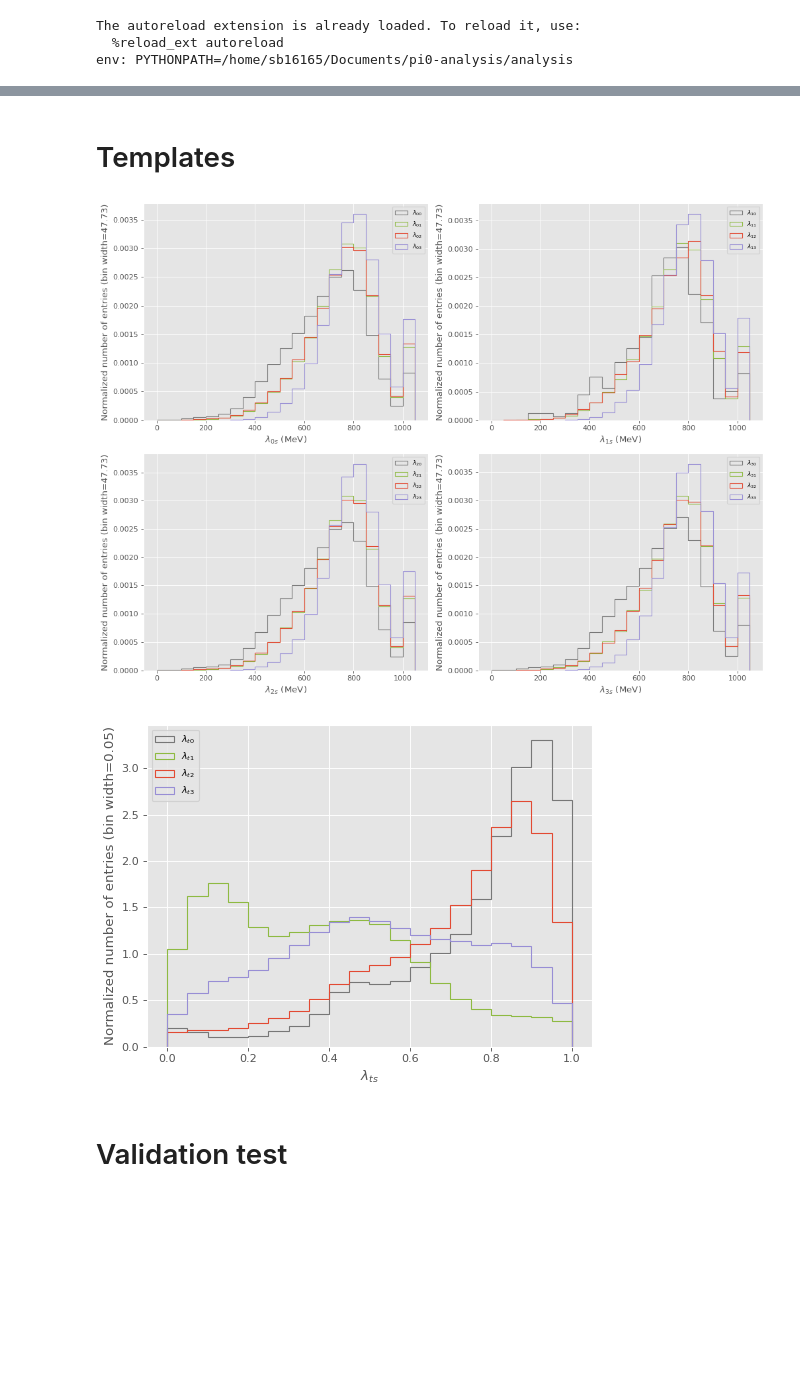
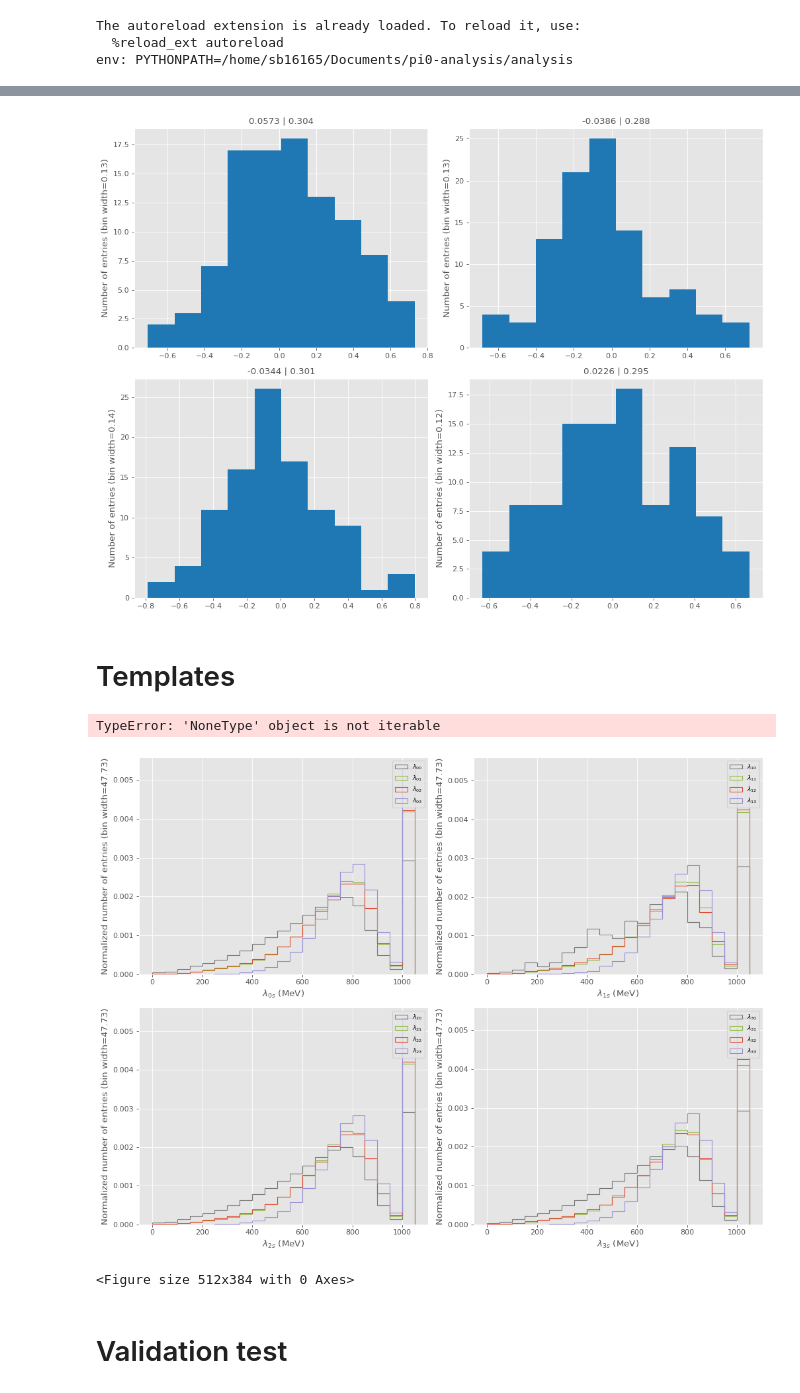
Before and after one commit to dlindebaum/pion-argon-xs-analysis, a Jupyter notebook: analysis/notebooks/cex_region_fit.ipynb, the cells around one changed output, grey strips where cells are left out. Drawn from its saved outputs; the diff is of its cells as text; code cells hidden in the pictures; blank space fills up the shorter version.

```diff
--- a/analysis/notebooks/cex_region_fit.ipynb
+++ b/analysis/notebooks/cex_region_fit.ipynb
@@ -214,16 +227,16 @@ def bin_centers(bins : np.array) -> np.array:
 The autoreload extension is already loaded. To reload it, use:
   %reload_ext autoreload
 env: PYTHONPATH=/home/sb16165/Documents/pi0-analysis/analysis
+# %%
+toy_template = cross_section.Toy(file = "work/2023/toys/xs_toy_cb_template.hdf5")
 # %%
-toy_input = cross_section.Toy(file = "work/2023/toys/xs_toy_1GeV_gaussian_60MeV_fit_input.hdf5", smearing = True)
 energy_range = [0, 1000]
 energy_slice = cross_section.Slices(50, min(energy_range), max(energy_range), True)
 
 energy_overflow =  np.insert(energy_slice.pos, 0, energy_slice.max_pos + energy_slice.width) # xlabels for KE, which has an overflow bin (max energy + energy bin width)
 energy_bins = np.sort(energy_overflow)
 
-
 mean_track_score_bins = np.linspace(0, 1, 21, True)
 
-model, templates_energy, tempalates_mean_track_score = cross_section.RegionFit.CreateModel(toy_input, energy_slice, mean_track_score_bins, True)
+model, templates_energy, tempalates_mean_track_score = cross_section.RegionFit.CreateModel(cross_section.AnalysisInput.CreateAnalysisInputToy(toy_template), energy_slice, None, True, None, False)
 # %% [output]
@@ -241,23 +250,38 @@ parameters: ['channel_0_sample_0_pois_err', 'channel_0_sample_1_pois_err', 'chan
+# %%
+pseudo_experiment = model.make_pdf(cross_section.pyhf.tensorlib.astensor(model.config.suggested_init())).sample((100, ))
+
+pulls = []
+for e in pseudo_experiment:
+    result = cross_section.RegionFit.Fit(e / 10, model, None, [(0, np.inf)]*4, False)
+    pull = ((10 * result.bestfit) - model.config.suggested_init()) / (10 * result.uncertainty)
+    pulls.append(pull)
+pulls = np.array(pulls)
+# %%
+for i in Plots.MultiPlot(4):
+    Plots.PlotHist(pulls[:, i], bins = 10, title = f"{np.mean(pulls[:, i]):.3g} | {np.std(pulls[:, i]):.3g}", newFigure = False)
+# %% [output]
+[figure, added]
 # %% [markdown]
 # Templates
 # %%
 pdf = Plots.PlotBook("fit_templates.pdf", False)
 
-tags = cross_section.Tags.ExclusiveProcessTags(toy_input.truth_regions)
+tags = cross_section.Tags.ExclusiveProcessTags(toy_template.truth_regions)
 for j, c in Plots.IterMultiPlot(templates_energy):
     for i, s in enumerate(c):
         Plots.PlotHist(energy_overflow, energy_bins, weights = s, color = tags.number[i].colour, label = f"$\lambda_{{{j}{i}}}$", xlabel = f"$\lambda_{{{j}s}}$ (MeV)", histtype = "step", newFigure = False, density = True)
 pdf.Save()
 
 plt.figure()
 for i, s in enumerate(tempalates_mean_track_score):
-    Plots.PlotHist(bin_centers(mean_track_score_bins), mean_track_score_bins, weights = s, color = tags.number[i].colour, label = f"$\lambda_{{t{i}}}$", xlabel = f"$\lambda_{{ts}}$", histtype = "step", newFigure = False, density = True)
+    Plots.PlotHist(cross_section.bin_centers(mean_track_score_bins), mean_track_score_bins, weights = s, color = tags.number[i].colour, label = f"$\lambda_{{t{i}}}$", xlabel = f"$\lambda_{{ts}}$", histtype = "step", newFigure = False, density = True)
 plt.legend(loc = "upper left")
 pdf.Save()
 pdf.close()
 # %% [output]
+TypeError: 'NoneType' object is not iterable
-[figure, old version]
+[figure, new version]
-[figure, removed]
+<Figure size 512x384 with 0 Axes>
 # %% [markdown]
 # Validation test
 # %%
```
Also changed, not shown: parts of 46 cells of this notebook, 18 other files.
